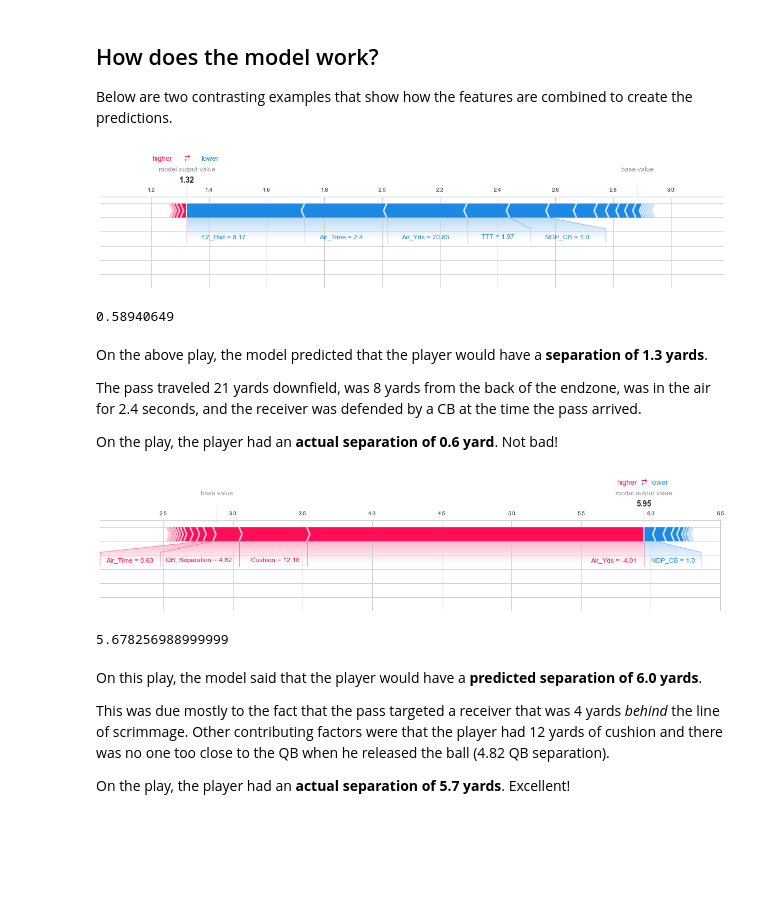
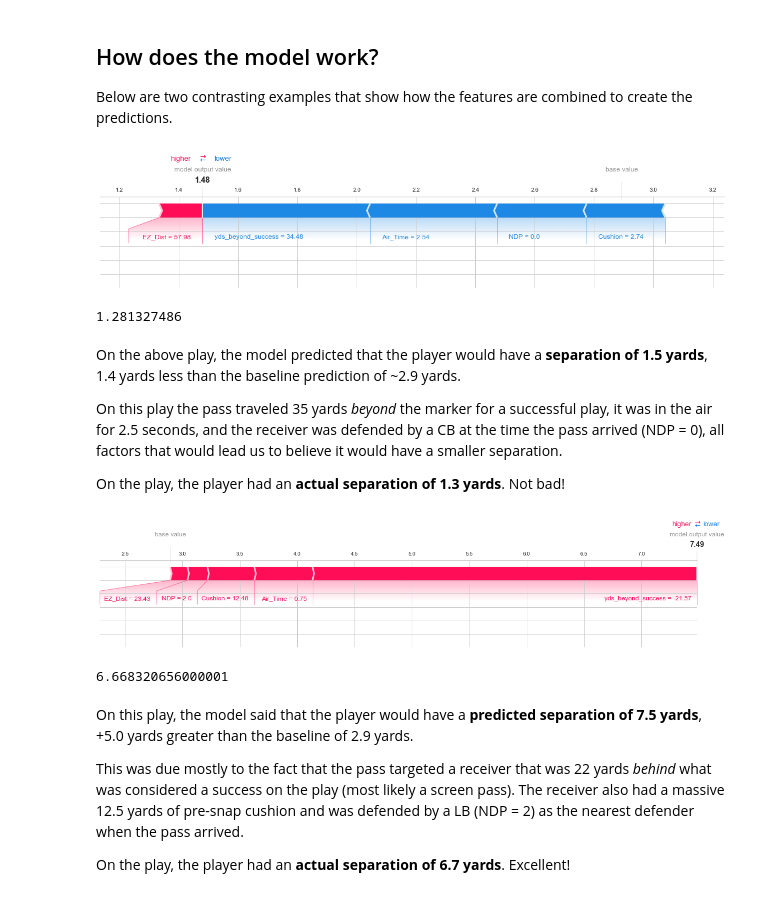
Before and after one commit to Jesse-Cohen/Separation-Above-Expectation, a Jupyter notebook: Notebooks/Model_Selection_and_Tuning.ipynb, the cells around one changed output. Cells and saved outputs as stored; diff of their text form; code cells hidden in the pictures; blank space fills up the shorter version.

```diff
--- a/Notebooks/Model_Selection_and_Tuning.ipynb
+++ b/Notebooks/Model_Selection_and_Tuning.ipynb
@@ -429,0 +441,29 @@ import shap
+# %%
+Selected_Cols = ['yds_beyond_success', 'Cushion' , 'NDP', 'Air_Time', 'EZ_Dist']
+
+X = FeatEng.copy()[Selected_Cols]
+y = FeatEng.copy()['Separation']
+
+#take note of features that need scaling:
+float_cols = X.select_dtypes(include=['float64'])
+float_cols = float_cols.columns
+
+#Split data into Train and Test
+X_train, X_test, y_train, y_test = train_test_split(X, y, test_size=0.2, random_state = random_state)
+
+# Scale Continuous independent variables (input features)
+Scaler = StandardScaler()
+
+#Fit scaler to Training Set
+Fit = Scaler.fit(X_train[float_cols])
+
+#Scale the continuous features for all the data, Full set, Training set, and Test set
+X_train[float_cols] = Fit.transform(X_train[float_cols])
+X_test[float_cols] = Fit.transform(X_test[float_cols])
+X[float_cols] = Fit.transform(X[float_cols])
+
+#Split Train Data into Train_2 and Validation
+X_train_2, X_val, y_train_2, y_val = train_test_split(X_train, y_train, test_size=0.125, random_state = random_state)
+
+#How big are the data sets?
+X_train.shape, X_test.shape, y_train.shape, y_test.shape, X_train_2.shape, X_val.shape, y_train_2.shape, y_val.shape
@@ -429,0 +488,7 @@ import shap
+# %%
+%%time
+#Light Gradient Boosted Model
+LGBM_scores = CV_MAE(LGBM, X_train_2, y_train_2)
+print('Mean Absolute Error %2f' %(-1 * LGBM_scores.mean()))
+
+Final_LGBM = LGBM.fit(X_train_2, y_train_2)
@@ -445,43 +531,44 @@ If we look at another feature, like NDP_DL (which is either a 1 or 0 value), it
 # %%
-orig_df = pd.read_pickle("../data/Orig.pkl")
+orig_df = pd.read_pickle("../data/OrdinalEnc.pkl")
 Display = orig_df.copy().drop('Separation', axis = 1)
 Display[float_cols] = Display[float_cols].round(2)
+Display = Display[Selected_Cols]
 # %% [markdown]
 ## How does the model work?
 
 Below are two contrasting examples that show how the features are combined to create the predictions.
 # %%
-play = 7
+play = 5
 
 shap.force_plot(explainer.expected_value, shap_values[play,:], Display.iloc[play,:], matplotlib = True)
 # %% [output]
-[figure, old version]
+[figure, new version]
 # %%
 #Actual Separation - Not Bad!
-Final.iloc[7,:]['Separation']
+Final.iloc[5,:]['Separation']
 # %% [output]
-0.58940649
+1.281327486
 # %% [markdown]
-On the above play, the model predicted that the player would have a **separation of 1.3 yards**.
+On the above play, the model predicted that the player would have a **separation of 1.5 yards**, 1.4 yards less than the baseline prediction of ~2.9 yards.
 
-The pass traveled 21 yards downfield, was 8 yards from the back of the endzone, was in the air for 2.4 seconds, and the receiver was defended by a CB at the time the pass arrived.
+On this play the pass traveled 35 yards *beyond* the marker for a successful play, it was in the air for 2.5 seconds, and the receiver was defended by a CB at the time the pass arrived (NDP = 0), all factors that would lead us to believe it would have a smaller separation.
 
-On the play, the player had an **actual separation of 0.6 yard**. Not bad!
+On the play, the player had an **actual separation of 1.3 yards**. Not bad!
 # %%
-play = 12
+play = 59
 
 
 shap.force_plot(explainer.expected_value, shap_values[play,:], Display.iloc[play,:], matplotlib = True)
 # %% [output]
-[figure, old version]
+[figure, new version]
 # %%
-#Actual Seprocessedn - Also looks good!
-Final.iloc[12,:]['Separation']
+#Actual Separation - Also looks good!
+Final.iloc[59,:]['Separation']
 # %% [output]
-5.678256988999999
+6.668320656000001
 # %% [markdown]
-On this play, the model said that the player would have a **predicted separation of 6.0 yards**.
+On this play, the model said that the player would have a **predicted separation of 7.5 yards**, +5.0 yards greater than the baseline of 2.9 yards.
 
-This was due mostly to the fact that the pass targeted a receiver that was 4 yards *behind* the line of scrimmage. Other contributing factors were that the player had 12 yards of cushion and there was no one too close to the QB when he released the ball (4.82 QB separation).
+This was due mostly to the fact that the pass targeted a receiver that was 22 yards *behind* what was considered a success on the play (most likely a screen pass). The receiver also had a massive 12.5 yards of pre-snap cushion and was defended by a LB (NDP = 2) as the nearest defender when the pass arrived.
 
-On the play, the player had an **actual separation of 5.7 yards**. Excellent!
+On the play, the player had an **actual separation of 6.7 yards**. Excellent!
```
Also changed, not shown: parts of 47 cells of this notebook.
